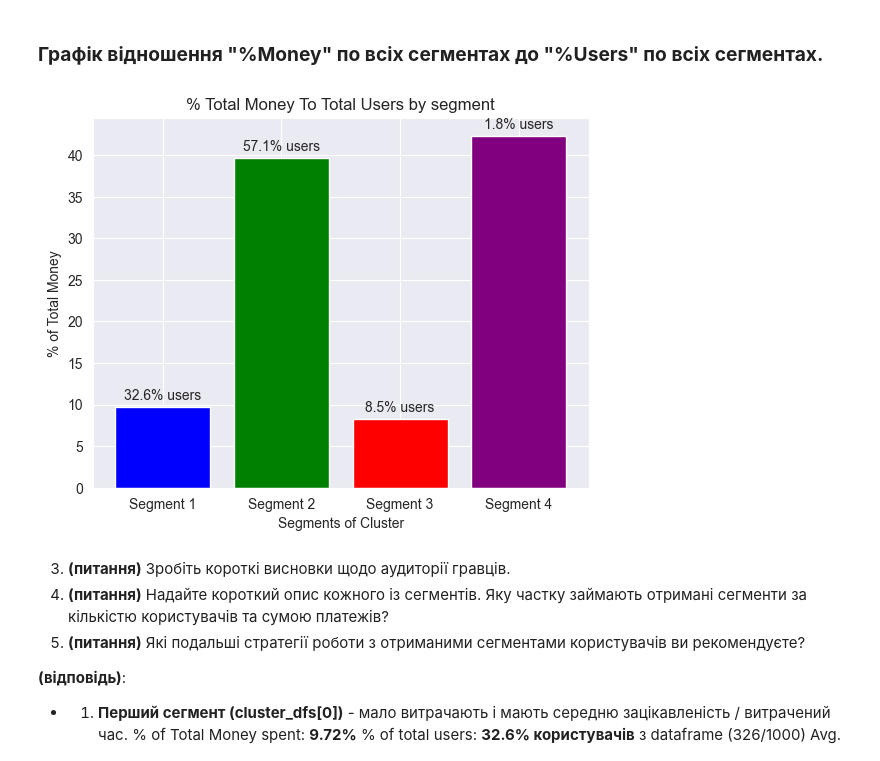
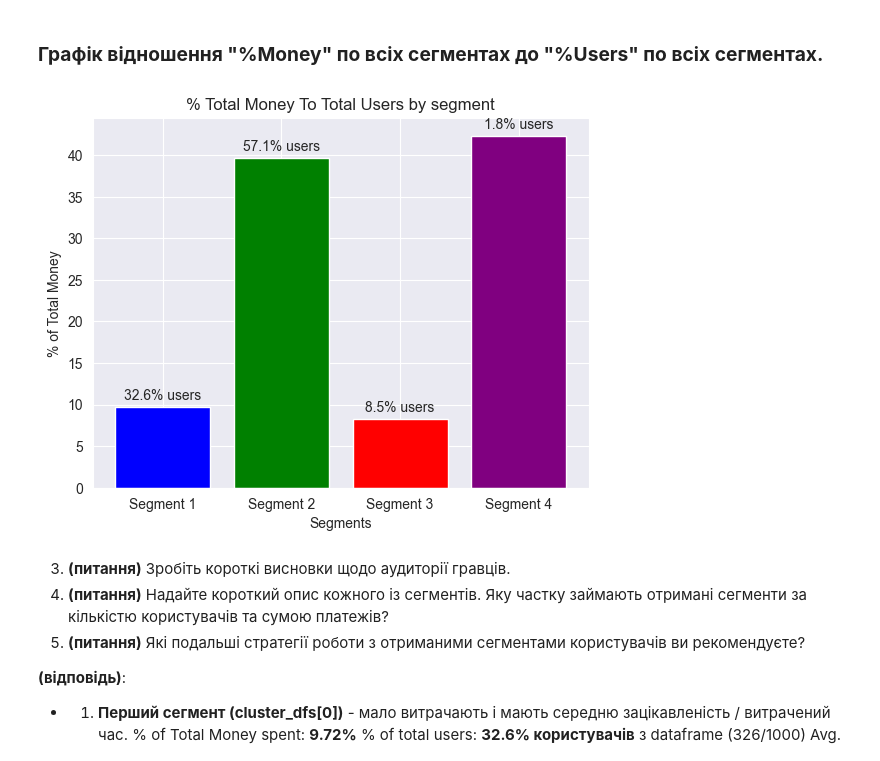
Before and after one commit to panicua/TT_favbet, a Jupyter notebook: main_analysis.ipynb, the cells around one changed output. Saved outputs shown, nothing was run; the diff lists cells and outputs as text; code cells hidden in the pictures.

```diff
--- a/main_analysis.ipynb
+++ b/main_analysis.ipynb
@@ -120,32 +120,32 @@ cluster_dfs[3].head()
 # %%
 cluster_names = ["Segment 1", "Segment 2", "Segment 3", "Segment 4"]
 percent_total_money = cluster_summary["%_of_Total_Money"]
 percent_total_users = (
         (cluster_summary["Number_of_Users"] /
          cluster_summary["Number_of_Users"].sum()) * 100
 ).round(2)
 
 # Create the bars
 fig, ax = plt.subplots()
 bars = ax.bar(cluster_names, percent_total_money, color=["blue", "green", "red", "purple"])
 
 # Add the percentage of total users as annotations
 for i, bar in enumerate(bars):
     ax.annotate(f"{percent_total_users[i]}% users",
                 xy=(bar.get_x() + bar.get_width()/2, bar.get_height()),
                 xytext=(0, 3),
                 textcoords="offset points",
                 ha="center",
                 va="bottom")
 
 # Set labels and title
-ax.set_xlabel("Segments of Cluster")
+ax.set_xlabel("Segments")
 ax.set_ylabel("% of Total Money")
 ax.set_title("% Total Money To Total Users by segment")
 
 plt.show()
 # %% [output]
-[figure, old version]
+[figure, new version]
 # %% [markdown]
 3. **(питання)** Зробіть короткі висновки щодо аудиторії гравців.
 4. **(питання)** Надайте короткий опис кожного із сегментів. Яку частку займають отримані сегменти за кількістю користувачів та сумою платежів?
```
Also changed, not shown: parts of 1 cell of this notebook.
